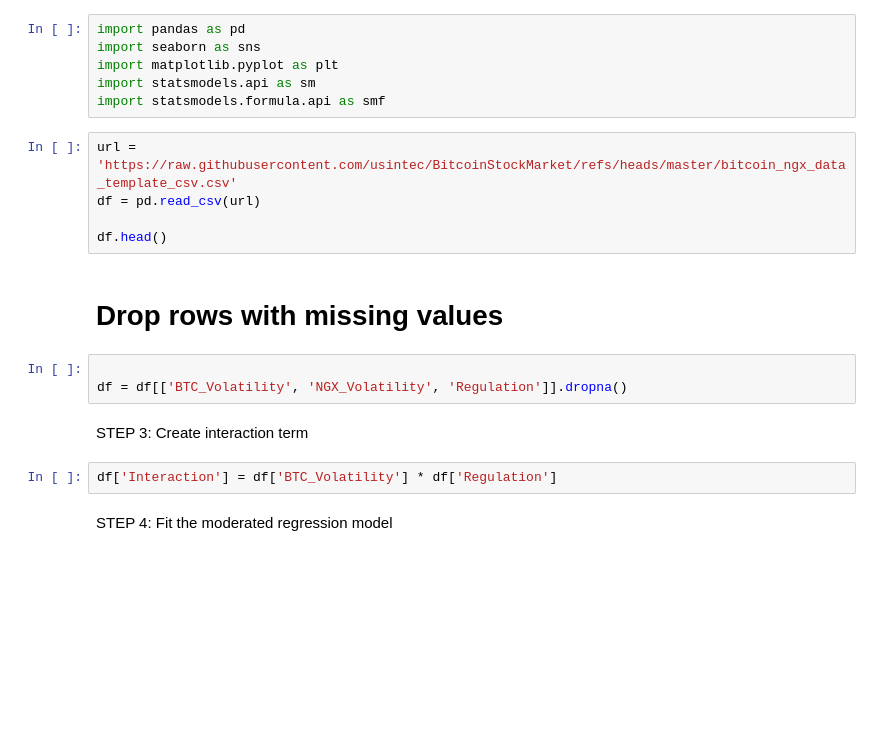
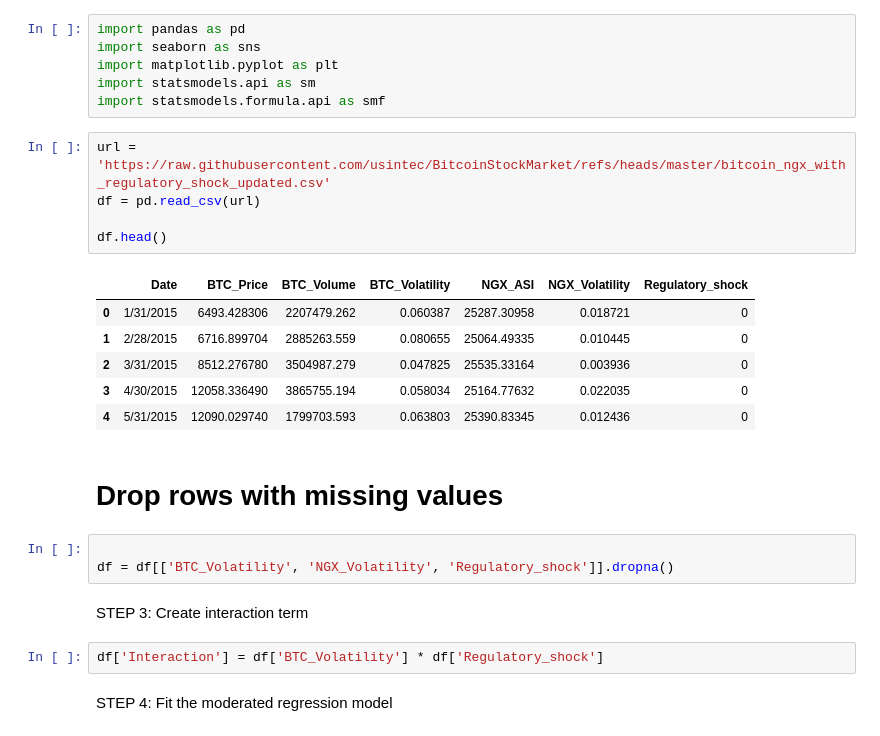
Before and after one commit to usintec/BitcoinStockMarket, a Jupyter notebook: RegressionModel.ipynb, the cells around one changed output. Drawn from its saved outputs; the diff is of its cells as text; blank space fills up the shorter version.

```diff
--- a/RegressionModel.ipynb
+++ b/RegressionModel.ipynb
@@ -11,19 +11,26 @@ import matplotlib.pyplot as plt
 import statsmodels.api as sm
 import statsmodels.formula.api as smf
 # %%
-url = 'https://raw.githubusercontent.com/usintec/BitcoinStockMarket/refs/heads/master/bitcoin_ngx_data_template_csv.csv'
+url = 'https://raw.githubusercontent.com/usintec/BitcoinStockMarket/refs/heads/master/bitcoin_ngx_with_regulatory_shock_updated.csv'
 df = pd.read_csv(url)
 
 df.head()
+# %% [output]
+|  | Date | BTC_Price | BTC_Volume | BTC_Volatility | NGX_ASI | NGX_Volatility | Regulatory_shock |
+| 0 | 1/31/2015 | 6493.428306 | 2207479.262 | 0.060387 | 25287.30958 | 0.018721 | 0 |
+| 1 | 2/28/2015 | 6716.899704 | 2885263.559 | 0.080655 | 25064.49335 | 0.010445 | 0 |
+| 2 | 3/31/2015 | 8512.276780 | 3504987.279 | 0.047825 | 25535.33164 | 0.003936 | 0 |
+| 3 | 4/30/2015 | 12058.336490 | 3865755.194 | 0.058034 | 25164.77632 | 0.022035 | 0 |
+| 4 | 5/31/2015 | 12090.029740 | 1799703.593 | 0.063803 | 25390.83345 | 0.012436 | 0 |
 # %% [markdown]
 # Drop rows with missing values
 # %%
 
-df = df[['BTC_Volatility', 'NGX_Volatility', 'Regulation']].dropna()
+df = df[['BTC_Volatility', 'NGX_Volatility', 'Regulatory_shock']].dropna()
 # %% [markdown]
 STEP 3: Create interaction term
 # %%
-df['Interaction'] = df['BTC_Volatility'] * df['Regulation']
+df['Interaction'] = df['BTC_Volatility'] * df['Regulatory_shock']
 # %% [markdown]
 STEP 4: Fit the moderated regression model
 # %%
```
Also changed, not shown: parts of 5 cells of this notebook.
